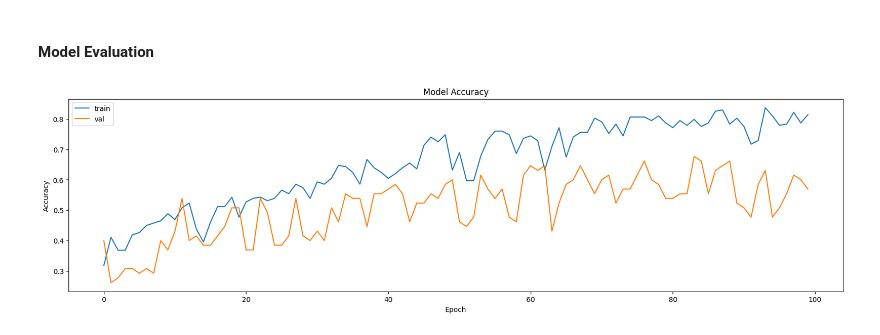
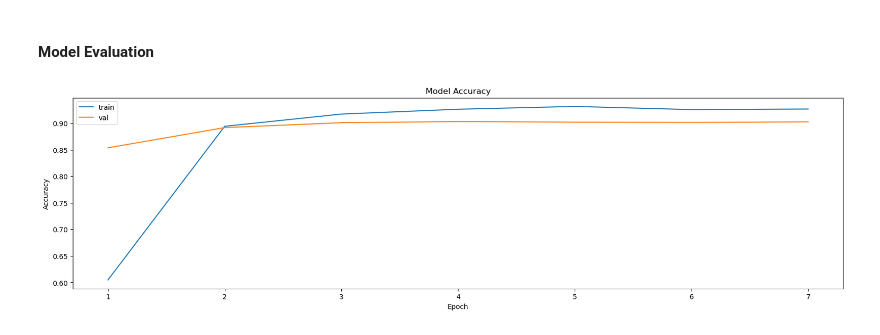
Before and after one commit to Pranav-Nagpure/Dog-Breed-Prediction-NB, a Jupyter notebook: Dog Breed Prediction.ipynb, the cells around one changed output. Saved outputs shown, nothing was run; the diff lists cells and outputs as text; code cells hidden in the pictures.

```diff
--- a/Dog Breed Prediction.ipynb
+++ b/Dog Breed Prediction.ipynb
@@ -93,2 +87,23 @@ X_train, X_val, Y_train, Y_val = train_test_split(
+# %%
+scaling_layer = layers.Rescaling(1.0/127.5, offset=-1)
+
+
+def load_dataframe(df, preprocessing_layers):
+    ds = tf.data.Dataset.from_tensor_slices((df['id'], df['breed']))
+    ds = ds.map(lambda x, y: (tf.image.resize(tf.image.decode_jpeg(tf.io.read_file(x), channels=3), size=(299, 299)), y), num_parallel_calls=tf.data.AUTOTUNE, deterministic=False)
+    ds = ds.batch(batch_size=BATCH_SIZE, num_parallel_calls=tf.data.AUTOTUNE, deterministic=False)
+
+    for layer in preprocessing_layers:
+        ds = ds.map(lambda x, y: (layer(x), y), num_parallel_calls=tf.data.AUTOTUNE, deterministic=False)
+
+    # Optimize Performance
+    ds = ds.cache().prefetch(buffer_size=tf.data.AUTOTUNE)
+
+    return ds
+
+
+train_ds = load_dataframe(train_df, [scaling_layer])
+val_ds = load_dataframe(val_df, [scaling_layer])
+test_ds = load_dataframe(test_df, [scaling_layer])
 # %% [markdown]
 #### Modelling
@@ -166,0 +110,18 @@ Epoch 100/100
+# %%
+# Building the Model
+base_model = xception.Xception(weights='imagenet', include_top=False, pooling='avg')
+base_model.trainable = False
+
+input = tf.keras.Input(shape=(299, 299, 3), name='Input_Layer')
+output = base_model(input)
+output = layers.Dense(120, activation='softmax')(output)
+
+model = Model(inputs=input, outputs=output)
+
+model.compile(optimizer='adam', loss='sparse_categorical_crossentropy', metrics=['accuracy'])
+# %%
+# Training the model
+batches = math.ceil(len(train_df)/BATCH_SIZE)
+
+callback = TrainCallback(model, batches, EPOCHS, epoch_patience=2, lr_patience=2)
+history = model.fit(train_ds, epochs=EPOCHS, validation_data=val_ds, verbose=2, callbacks=[callback])
@@ -169,13 +145,13 @@ Epoch 100/100
 # %%
 # Plot the training history
 fig, ax = plt.subplots(figsize=(20, 5))
 ax.set_title('Model Accuracy')
 ax.set_xlabel('Epoch')
 ax.set_ylabel('Accuracy')
-ax.plot(history.history['accuracy'], label='train')
-ax.plot(history.history['val_accuracy'], label='val')
+ax.plot(range(1, len(history.history['accuracy'])+1), history.history['accuracy'], label='train')
+ax.plot(range(1, len(history.history['val_accuracy'])+1), history.history['val_accuracy'], label='val')
 _ = ax.legend()
 # %% [output]
-[figure, old version]
+[figure, new version]
 # %%
 # Model Accuracy on Test Data
```
Also changed, not shown: parts of 22 cells of this notebook, 4 other files.
